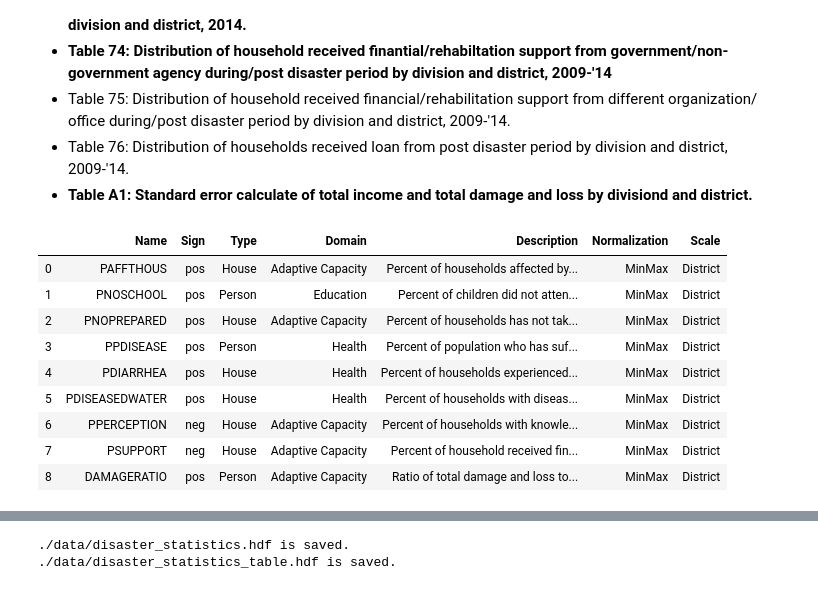
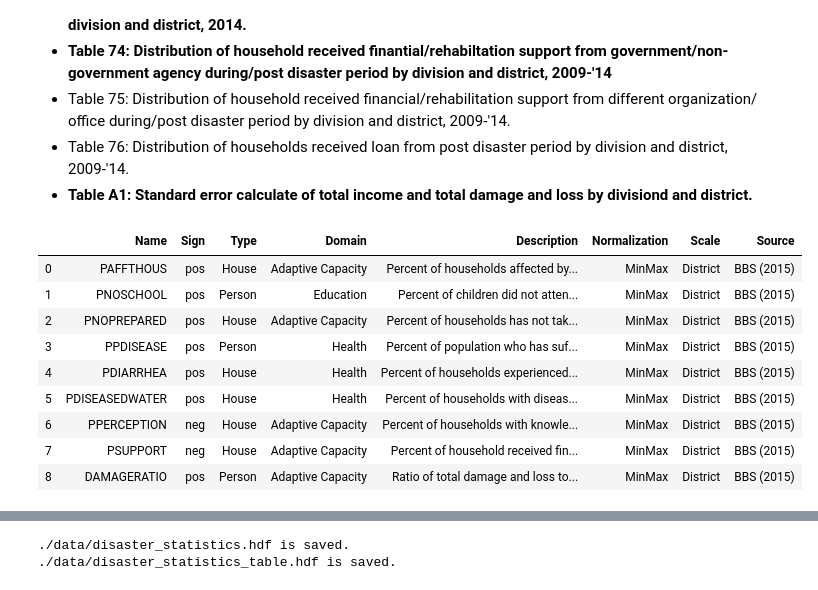
Before and after one commit to gnodnooh/VulnRiskImpact-BGD, a Jupyter notebook: LoadDisasterStatistics.ipynb, the cells around one changed output, grey strips where cells are left out. Cells and saved outputs as stored; diff of their text form; code cells hidden in the pictures.

```diff
--- a/LoadDisasterStatistics.ipynb
+++ b/LoadDisasterStatistics.ipynb
@@ -133,27 +133,28 @@ def LoadDisasterStat2015(sheet_name):
 # %%
 disaster_table = [['PAFFTHOUS','pos','House','Adaptive Capacity','Percent of households affected by floods','MinMax','District'],
                   ['PNOSCHOOL','pos','Person','Education','Percent of children did not attend to school due to disasters','MinMax','District'],
                   ['PNOPREPARED','pos','House','Adaptive Capacity','Percent of households has not taken disaster preparedness','MinMax','District'],
                   ['PPDISEASE','pos','Person','Health','Percent of population who has sufferred from disease due to disasters','MinMax','District'],
                   ['PDIARRHEA','pos','House','Health','Percent of households experienced diarrhea during post disaster period','MinMax','District'],
                   ['PDISEASEDWATER','pos','House','Health','Percent of households with disease due to insufficient drinking water during/after disaster period','MinMax','District'],
                   ['PPERCEPTION','neg','House','Adaptive Capacity','Percent of households with knowledge and perception about disaster','MinMax','District'],
                   ['PSUPPORT','neg','House','Adaptive Capacity','Percent of household received finantial support from agencies during/after disaster peirod','MinMax','District'],
                   ['DAMAGERATIO','pos','Person','Adaptive Capacity','Ratio of total damage and loss to total income in district level','MinMax','District']
                  ]
 disaster_table = pd.DataFrame(disaster_table, columns=['Name','Sign','Type','Domain','Description','Normalization','Scale'])
+disaster_table['Source'] = 'BBS (2015)'
 disaster_table
 # %% [output]
-|  | Name | Sign | Type | Domain | Description | Normalization | Scale |
-| 0 | PAFFTHOUS | pos | House | Adaptive Capacity | Percent of households affected by... | MinMax | District |
-| 1 | PNOSCHOOL | pos | Person | Education | Percent of children did not atten... | MinMax | District |
-| 2 | PNOPREPARED | pos | House | Adaptive Capacity | Percent of households has not tak... | MinMax | District |
-| 3 | PPDISEASE | pos | Person | Health | Percent of population who has suf... | MinMax | District |
-| 4 | PDIARRHEA | pos | House | Health | Percent of households experienced... | MinMax | District |
-| 5 | PDISEASEDWATER | pos | House | Health | Percent of households with diseas... | MinMax | District |
-| 6 | PPERCEPTION | neg | House | Adaptive Capacity | Percent of households with knowle... | MinMax | District |
-| 7 | PSUPPORT | neg | House | Adaptive Capacity | Percent of household received fin... | MinMax | District |
-| 8 | DAMAGERATIO | pos | Person | Adaptive Capacity | Ratio of total damage and loss to... | MinMax | District |
+|  | Name | Sign | Type | Domain | Description | Normalization | Scale | Source |
+| 0 | PAFFTHOUS | pos | House | Adaptive Capacity | Percent of households affected by... | MinMax | District | BBS (2015) |
+| 1 | PNOSCHOOL | pos | Person | Education | Percent of children did not atten... | MinMax | District | BBS (2015) |
+| 2 | PNOPREPARED | pos | House | Adaptive Capacity | Percent of households has not tak... | MinMax | District | BBS (2015) |
+| 3 | PPDISEASE | pos | Person | Health | Percent of population who has suf... | MinMax | District | BBS (2015) |
+| 4 | PDIARRHEA | pos | House | Health | Percent of households experienced... | MinMax | District | BBS (2015) |
+| 5 | PDISEASEDWATER | pos | House | Health | Percent of households with diseas... | MinMax | District | BBS (2015) |
+| 6 | PPERCEPTION | neg | House | Adaptive Capacity | Percent of households with knowle... | MinMax | District | BBS (2015) |
+| 7 | PSUPPORT | neg | House | Adaptive Capacity | Percent of household received fin... | MinMax | District | BBS (2015) |
+| 8 | DAMAGERATIO | pos | Person | Adaptive Capacity | Ratio of total damage and loss to... | MinMax | District | BBS (2015) |
 # %%
 # DataFrame of variables
 zila = pd.read_excel('./data/Disaster-related Statistics 2015.xlsx',
```
Also changed, not shown: parts of 1 cell of this notebook, 4 other files.
